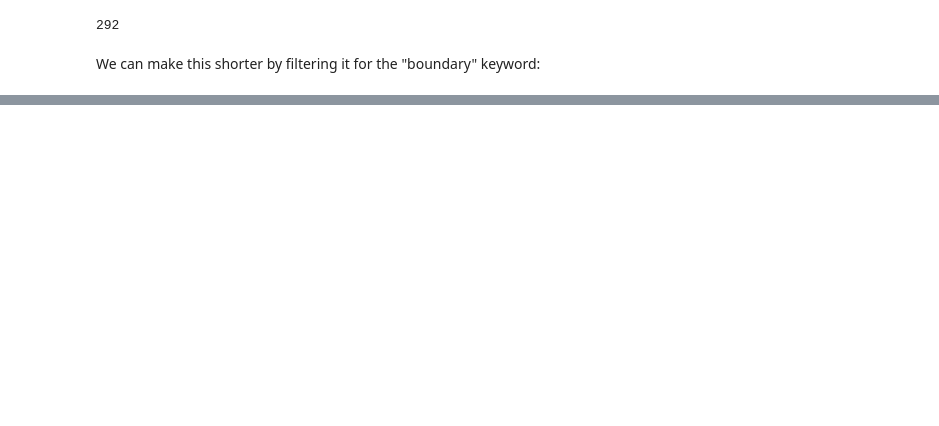
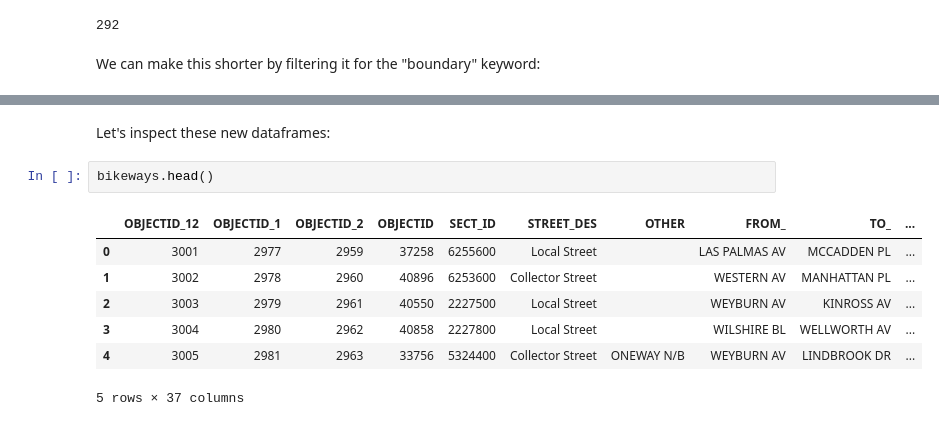
Before and after one commit to ian-r-rose/intake-dcat, a Jupyter notebook: examples/demo.ipynb, the cells around one changed output, grey strips where cells are left out. Cells and saved outputs as stored; diff of their text form; blank space fills up the shorter version.

```diff
--- a/examples/demo.ipynb
+++ b/examples/demo.ipynb
@@ -82 +88,13 @@ bike_racks = geohub[bike_racks_id].read()
+# %% [markdown]
+Let's inspect these new dataframes:
+# %%
+bikeways.head()
+# %% [output]
+|  | OBJECTID_12 | OBJECTID_1 | OBJECTID_2 | OBJECTID | SECT_ID | STREET_DES | OTHER | FROM_ | TO_ | ... |
+| 0 | 3001 | 2977 | 2959 | 37258 | 6255600 | Local Street |  | LAS PALMAS AV | MCCADDEN PL | ... |
+| 1 | 3002 | 2978 | 2960 | 40896 | 6253600 | Collector Street |  | WESTERN AV | MANHATTAN PL | ... |
+| 2 | 3003 | 2979 | 2961 | 40550 | 2227500 | Local Street |  | WEYBURN AV | KINROSS AV | ... |
+| 3 | 3004 | 2980 | 2962 | 40858 | 2227800 | Local Street |  | WILSHIRE BL | WELLWORTH AV | ... |
+| 4 | 3005 | 2981 | 2963 | 33756 | 5324400 | Collector Street | ONEWAY N/B | WEYBURN AV | LINDBROOK DR | ... |
+5 rows × 37 columns
 # %%
```
Also changed, not shown: parts of 10 cells of this notebook.
